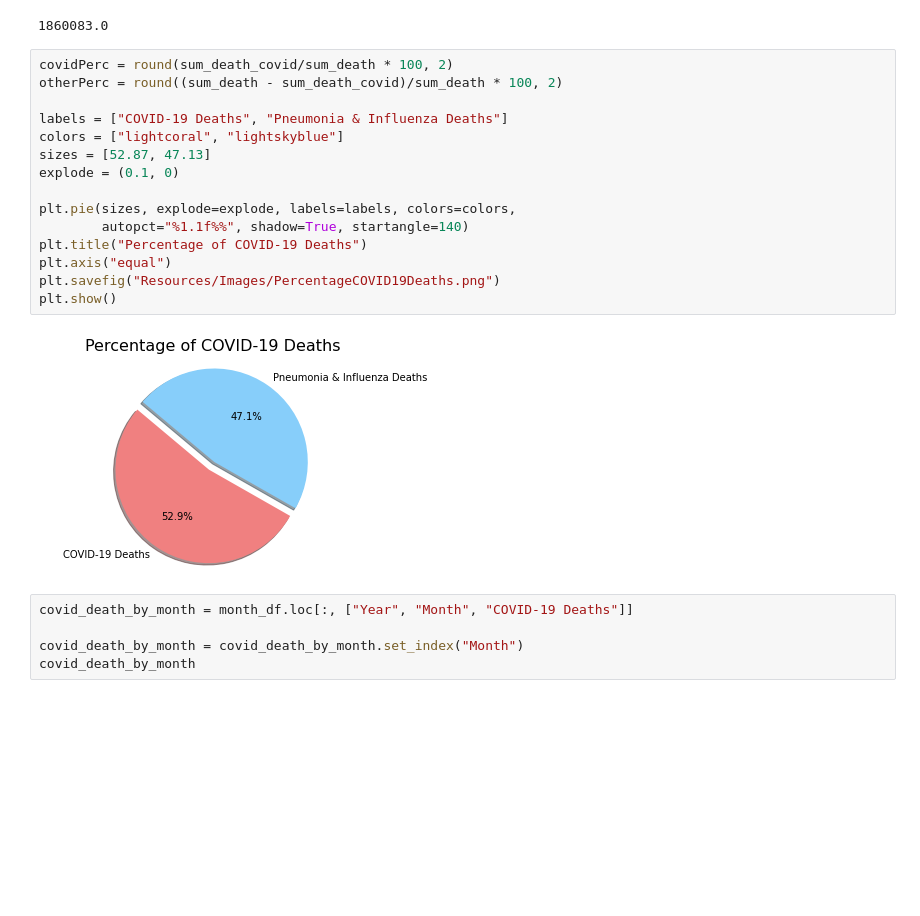
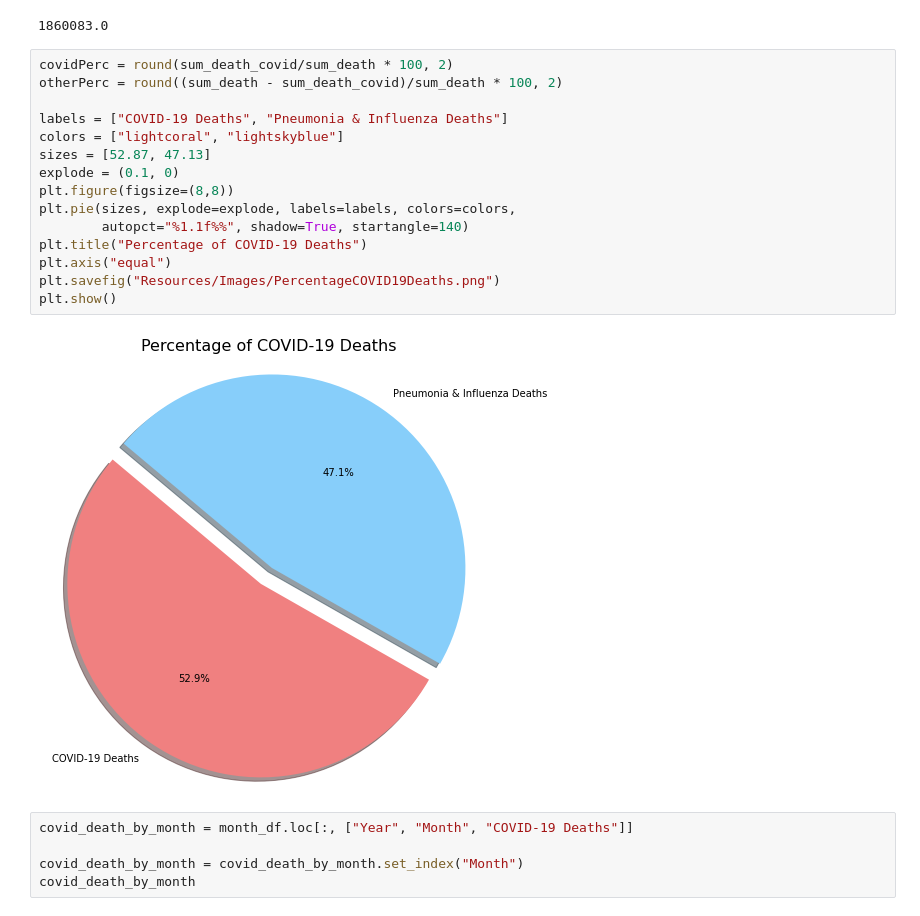
Before and after one commit to valputla/InfectionDataAnalysis, a Jupyter notebook: CovidDeathRateAnalysis.ipynb, the cells around one changed output. Saved outputs shown, nothing was run; the diff lists cells and outputs as text; blank space fills up the shorter version.

Commit message:
fixed graphs

```diff
--- a/CovidDeathRateAnalysis.ipynb
+++ b/CovidDeathRateAnalysis.ipynb
@@ -318,20 +318,20 @@ sum_death
 # %%
 covidPerc = round(sum_death_covid/sum_death * 100, 2)
 otherPerc = round((sum_death - sum_death_covid)/sum_death * 100, 2)
 
 labels = ["COVID-19 Deaths", "Pneumonia & Influenza Deaths"]
 colors = ["lightcoral", "lightskyblue"]
 sizes = [52.87, 47.13]
 explode = (0.1, 0)
-
+plt.figure(figsize=(8,8))
 plt.pie(sizes, explode=explode, labels=labels, colors=colors,
         autopct="%1.1f%%", shadow=True, startangle=140)
 plt.title("Percentage of COVID-19 Deaths")
 plt.axis("equal")
 plt.savefig("Resources/Images/PercentageCOVID19Deaths.png")
 plt.show()
 # %% [output]
-[figure, old version]
+[figure, new version]
 # %%
 covid_death_by_month = month_df.loc[:, ["Year", "Month", "COVID-19 Deaths"]]
 
```
Also changed, not shown: parts of 6 cells of this notebook, 7 other files.
